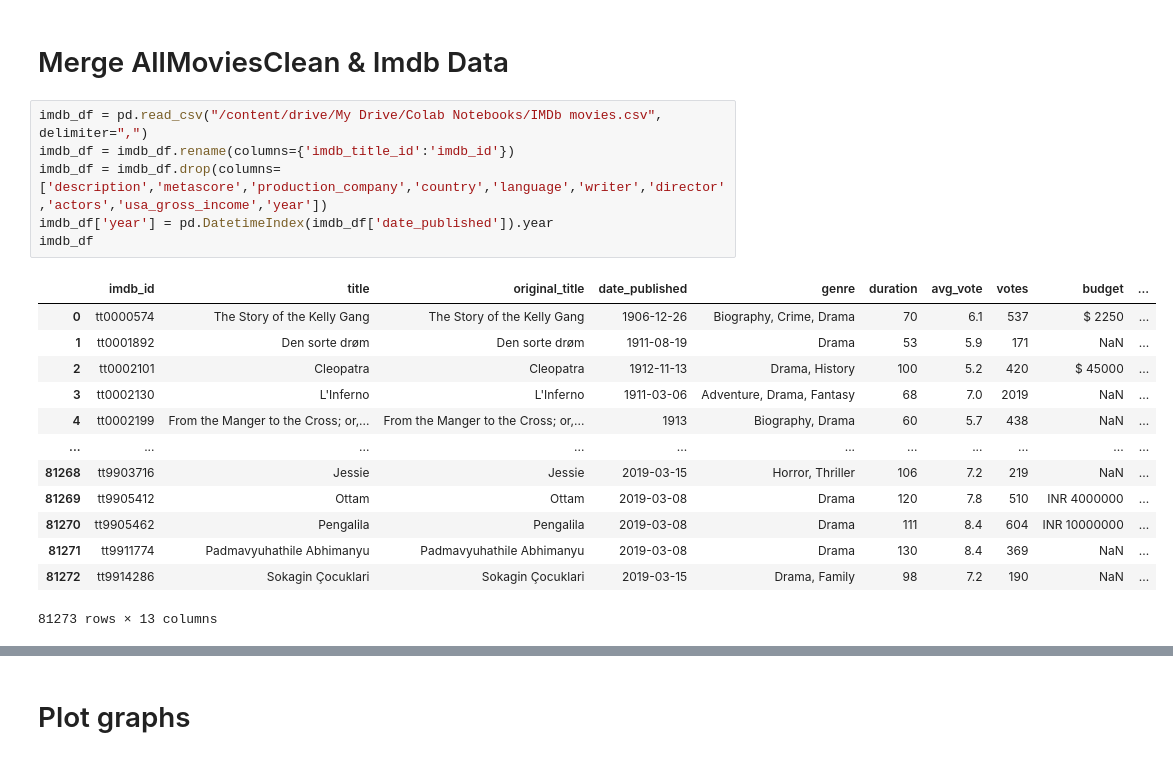
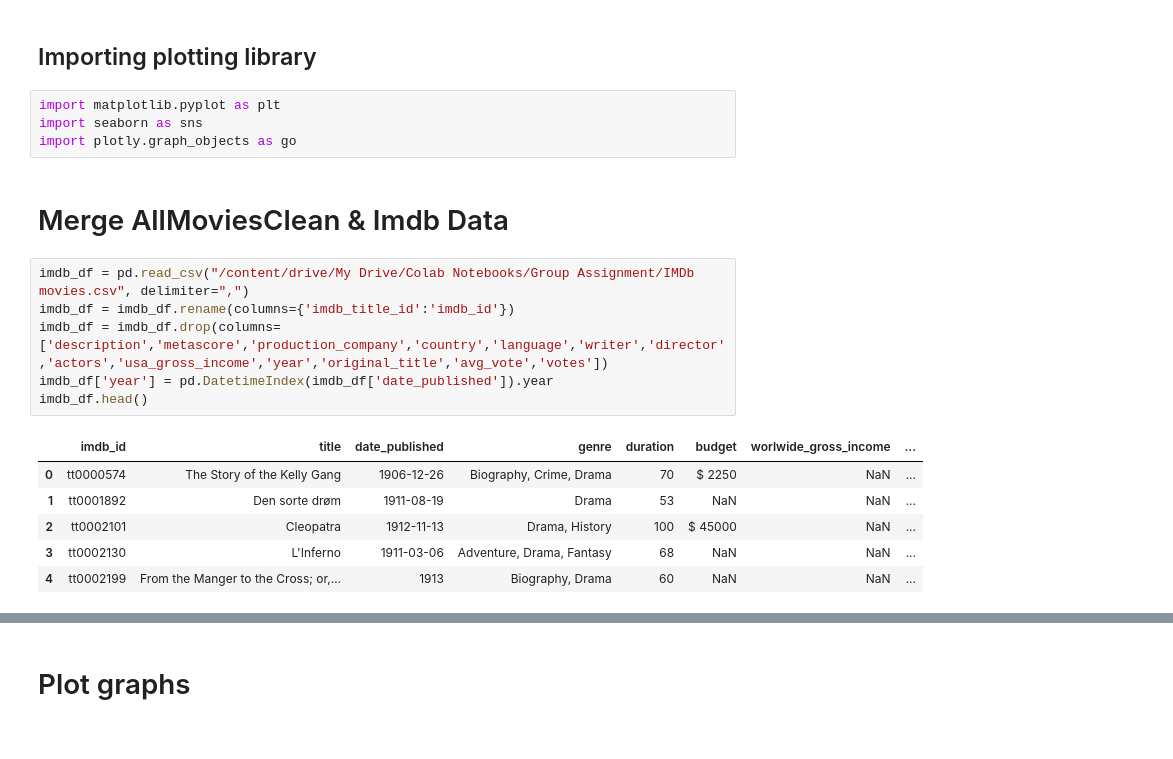
Before and after one commit to phu0n9/BigData_movie, a Jupyter notebook: data.ipynb, the cells around one changed output, grey strips where cells are left out. Saved outputs shown, nothing was run; the diff lists cells and outputs as text.

```diff
--- a/data.ipynb
+++ b/data.ipynb
@@ -21,25 +34,24 @@ import sklearn as sk
 import datetime
 import sys
+# %% [markdown]
+## Importing plotting library
+# %%
+import matplotlib.pyplot as plt
+import seaborn as sns
+import plotly.graph_objects as go
 # %% [markdown]
 # Merge AllMoviesClean & Imdb Data
 # %%
-imdb_df = pd.read_csv("/content/drive/My Drive/Colab Notebooks/IMDb movies.csv", delimiter=",")
+imdb_df = pd.read_csv("/content/drive/My Drive/Colab Notebooks/Group Assignment/IMDb movies.csv", delimiter=",")
 imdb_df = imdb_df.rename(columns={'imdb_title_id':'imdb_id'})
-imdb_df = imdb_df.drop(columns=['description','metascore','production_company','country','language','writer','director','actors','usa_gross_income','year'])
+imdb_df = imdb_df.drop(columns=['description','metascore','production_company','country','language','writer','director','actors','usa_gross_income','year','original_title','avg_vote','votes'])
 imdb_df['year'] = pd.DatetimeIndex(imdb_df['date_published']).year
-imdb_df
+imdb_df.head()
 # %% [output]
-|  | imdb_id | title | original_title | date_published | genre | duration | avg_vote | votes | budget | ... |
-| 0 | tt0000574 | The Story of the Kelly Gang | The Story of the Kelly Gang | 1906-12-26 | Biography, Crime, Drama | 70 | 6.1 | 537 | $ 2250 | ... |
-| 1 | tt0001892 | Den sorte drøm | Den sorte drøm | 1911-08-19 | Drama | 53 | 5.9 | 171 | NaN | ... |
-| 2 | tt0002101 | Cleopatra | Cleopatra | 1912-11-13 | Drama, History | 100 | 5.2 | 420 | $ 45000 | ... |
-| 3 | tt0002130 | L'Inferno | L'Inferno | 1911-03-06 | Adventure, Drama, Fantasy | 68 | 7.0 | 2019 | NaN | ... |
-| 4 | tt0002199 | From the Manger to the Cross; or,... | From the Manger to the Cross; or,... | 1913 | Biography, Drama | 60 | 5.7 | 438 | NaN | ... |
-| ... | ... | ... | ... | ... | ... | ... | ... | ... | ... | ... |
-| 81268 | tt9903716 | Jessie | Jessie | 2019-03-15 | Horror, Thriller | 106 | 7.2 | 219 | NaN | ... |
-| 81269 | tt9905412 | Ottam | Ottam | 2019-03-08 | Drama | 120 | 7.8 | 510 | INR 4000000 | ... |
-| 81270 | tt9905462 | Pengalila | Pengalila | 2019-03-08 | Drama | 111 | 8.4 | 604 | INR 10000000 | ... |
-| 81271 | tt9911774 | Padmavyuhathile Abhimanyu | Padmavyuhathile Abhimanyu | 2019-03-08 | Drama | 130 | 8.4 | 369 | NaN | ... |
-| 81272 | tt9914286 | Sokagin Çocuklari | Sokagin Çocuklari | 2019-03-15 | Drama, Family | 98 | 7.2 | 190 | NaN | ... |
+|  | imdb_id | title | date_published | genre | duration | budget | worlwide_gross_income | ... |
+| 0 | tt0000574 | The Story of the Kelly Gang | 1906-12-26 | Biography, Crime, Drama | 70 | $ 2250 | NaN | ... |
+| 1 | tt0001892 | Den sorte drøm | 1911-08-19 | Drama | 53 | NaN | NaN | ... |
+| 2 | tt0002101 | Cleopatra | 1912-11-13 | Drama, History | 100 | $ 45000 | NaN | ... |
+| 3 | tt0002130 | L'Inferno | 1911-03-06 | Adventure, Drama, Fantasy | 68 | NaN | NaN | ... |
+| 4 | tt0002199 | From the Manger to the Cross; or,... | 1913 | Biography, Drama | 60 | NaN | NaN | ... |
-81273 rows × 13 columns
 # %%
```
Also changed, not shown: parts of 132 cells of this notebook.
